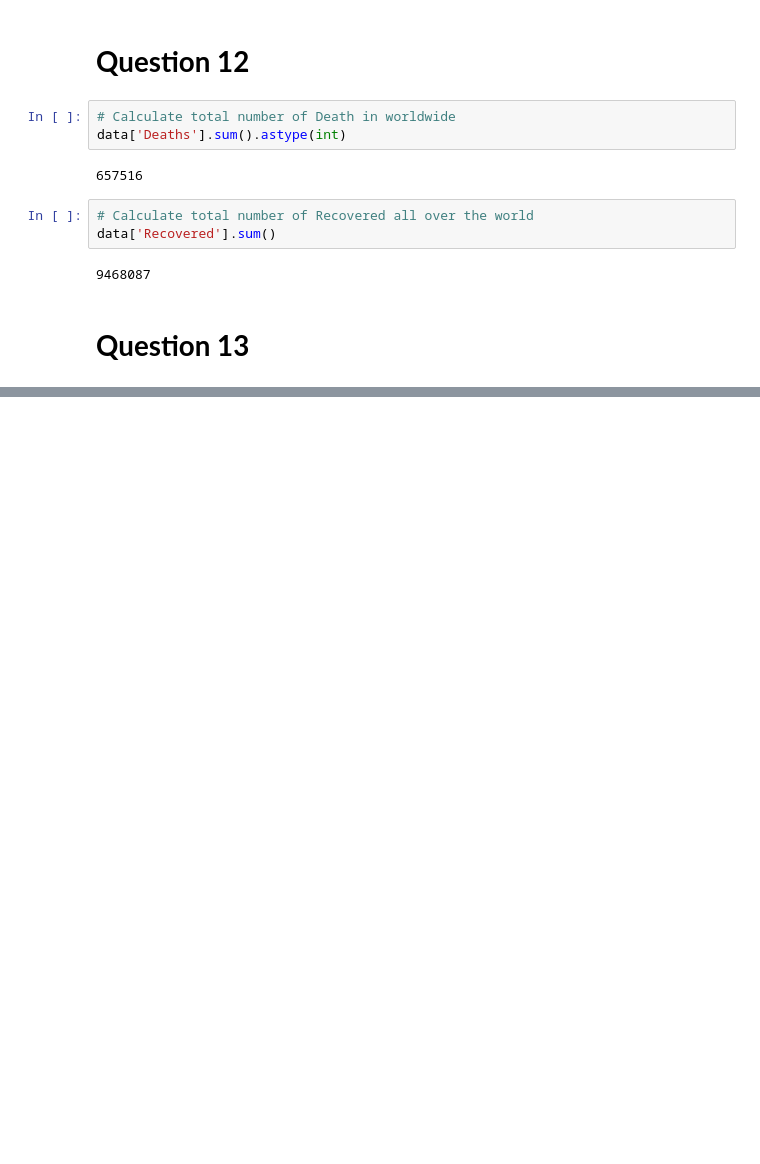
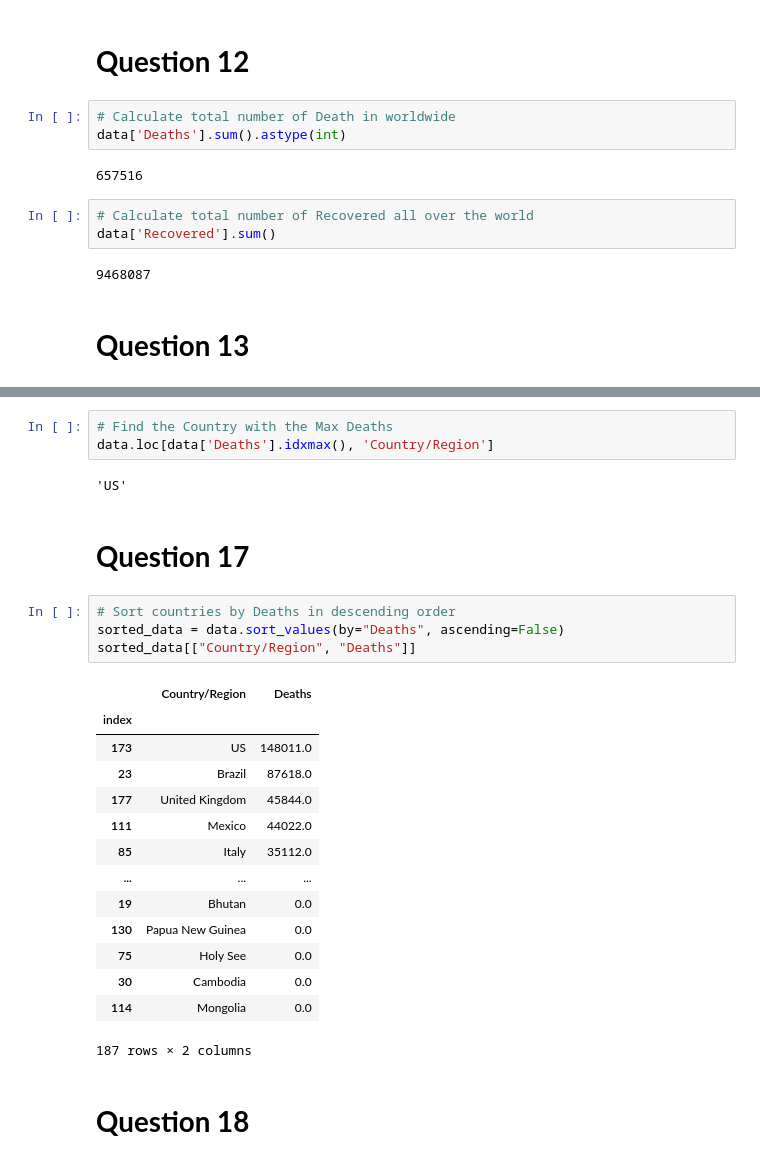
Before and after one commit to Abubakar919666/Python, a Jupyter notebook: Data_Visualization_Project.ipynb, the cells around one changed output, grey strips where cells are left out. Saved outputs shown, nothing was run; the diff lists cells and outputs as text; blank space fills up the shorter version.

```diff
--- a/Data_Visualization_Project.ipynb
+++ b/Data_Visualization_Project.ipynb
@@ -376,0 +395,28 @@ print(data.loc[data["Confirmed"] > 1_000_000, ["Country/Region"]].value_counts()
+# %%
+# Find the Country with the Max Deaths
+data.loc[data['Deaths'].idxmax(), 'Country/Region']
+# %% [output]
+'US'
+# %% [markdown]
+# **Question 17**
+# %%
+# Sort countries by Deaths in descending order
+sorted_data = data.sort_values(by="Deaths", ascending=False)
+sorted_data[["Country/Region", "Deaths"]]
+# %% [output]
+|  | Country/Region | Deaths |
+| index |  |  |
+| 173 | US | 148011.0 |
+| 23 | Brazil | 87618.0 |
+| 177 | United Kingdom | 45844.0 |
+| 111 | Mexico | 44022.0 |
+| 85 | Italy | 35112.0 |
+| ... | ... | ... |
+| 19 | Bhutan | 0.0 |
+| 130 | Papua New Guinea | 0.0 |
+| 75 | Holy See | 0.0 |
+| 30 | Cambodia | 0.0 |
+| 114 | Mongolia | 0.0 |
+187 rows × 2 columns
+# %% [markdown]
+# **Question 18**
```
Also changed, not shown: parts of 9 cells of this notebook.
